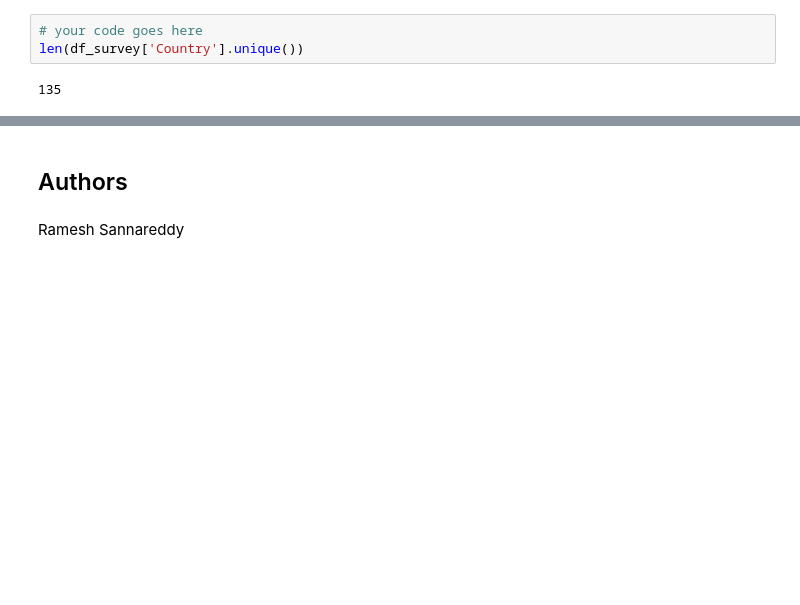
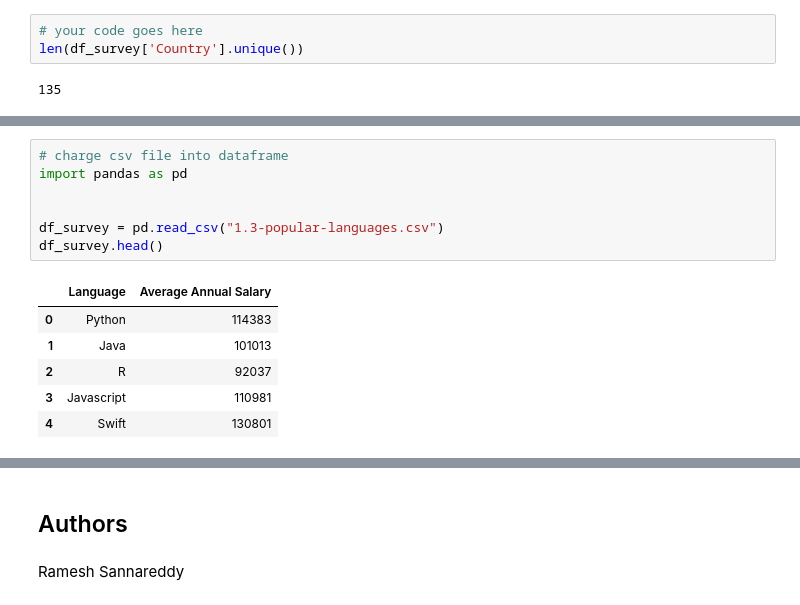
Before and after one commit to BrayanDH/Course-9-_-Data_Analyst_Capstone_Project, a Jupyter notebook: 1.5_ExploreDataSet-lab.ipynb, the cells around one changed output, grey strips where cells are left out. Cells and saved outputs as stored; diff of their text form; blank space fills up the shorter version.

```diff
--- a/1.5_ExploreDataSet-lab.ipynb
+++ b/1.5_ExploreDataSet-lab.ipynb
@@ -124,0 +190,14 @@ len(df_survey['Country'].unique())
+# %%
+# charge csv file into dataframe
+import pandas as pd
+
+
+df_survey = pd.read_csv("1.3-popular-languages.csv")
+df_survey.head()
+# %% [output]
+|  | Language | Average Annual Salary |
+| 0 | Python | 114383 |
+| 1 | Java | 101013 |
+| 2 | R | 92037 |
+| 3 | Javascript | 110981 |
+| 4 | Swift | 130801 |
```
Also changed, not shown: parts of 8 cells of this notebook, 3 other files.
